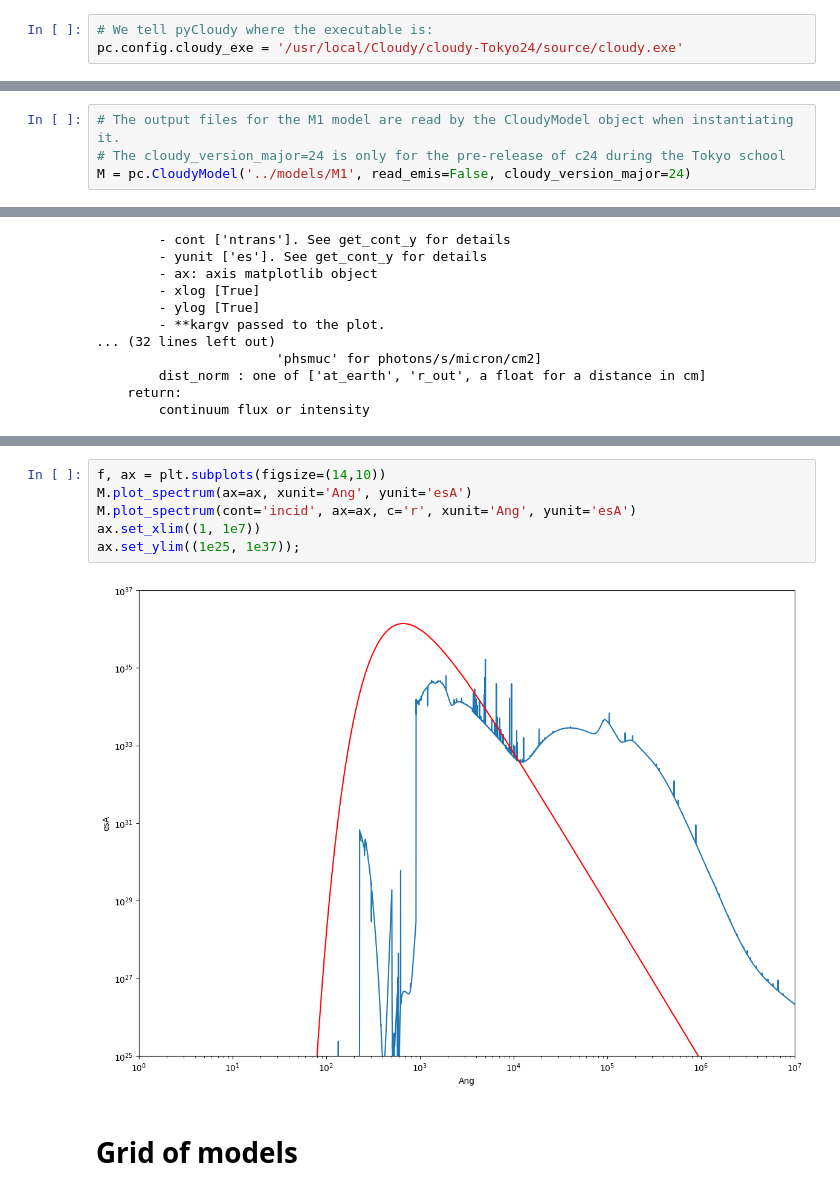
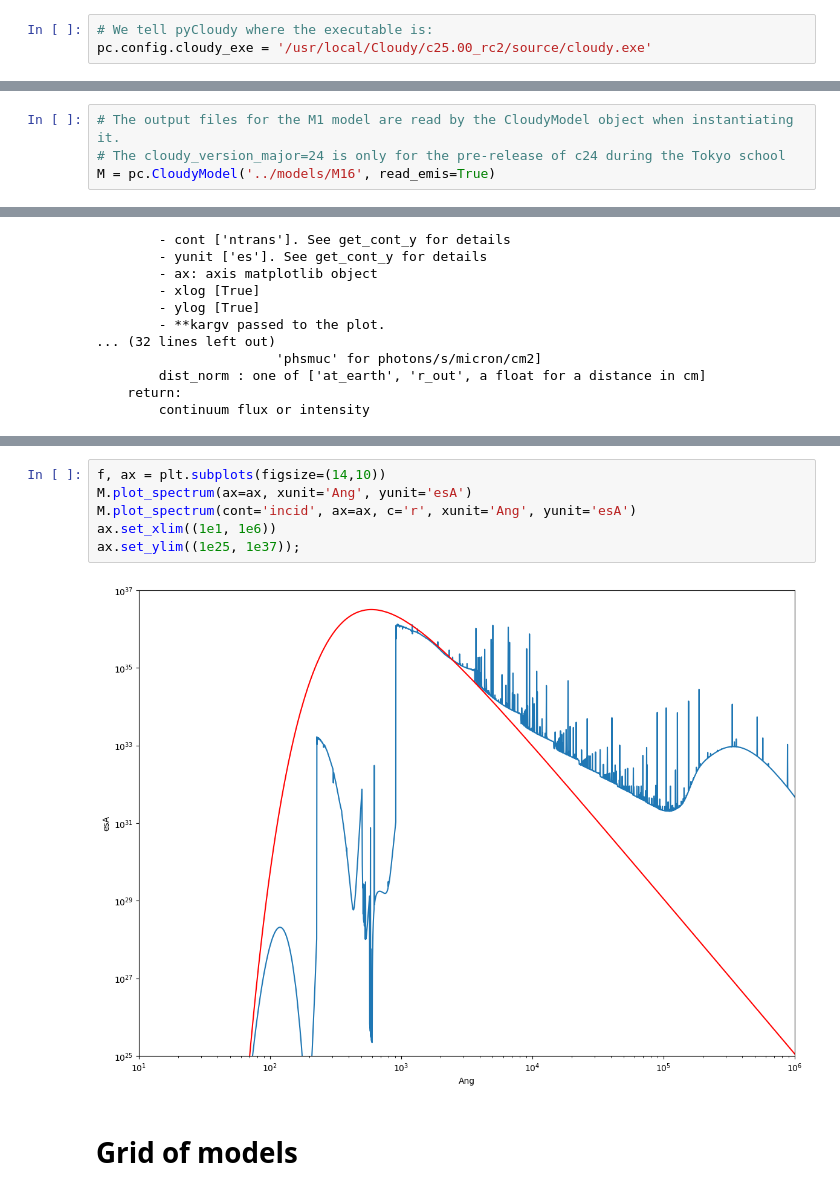
Before and after one commit to Morisset/Cloudy_Summer_School, a Jupyter notebook: Notebooks/1.1.FirstModels.ipynb, the cells around one changed output, grey strips where cells are left out. Drawn from its saved outputs; the diff is of its cells as text.

```diff
--- a/Notebooks/1.1.FirstModels.ipynb
+++ b/Notebooks/1.1.FirstModels.ipynb
@@ -13,6 +11,6 @@ print(pc.__version__)
 # %%
 # We tell pyCloudy where the executable is:
-pc.config.cloudy_exe = '/usr/local/Cloudy/cloudy-Tokyo24/source/cloudy.exe'
+pc.config.cloudy_exe = '/usr/local/Cloudy/c25.00_rc2/source/cloudy.exe'
 # %% [markdown]
 You need to create the ../models directory. This is where we will put the input and output files for Cloudy.
 # %%
@@ -115,4 +119,4 @@ Min.run_cloudy()
 # %%
 # The output files for the M1 model are read by the CloudyModel object when instantiating it.
 # The cloudy_version_major=24 is only for the pre-release of c24 during the Tokyo school
-M = pc.CloudyModel('../models/M1', read_emis=False, cloudy_version_major=24)
+M = pc.CloudyModel('../models/M16', read_emis=True)
@@ -251,11 +256,11 @@ ax.set_xlim((0, 1e5))
 # %%
 f, ax = plt.subplots(figsize=(14,10))
 M.plot_spectrum(ax=ax, xunit='Ang', yunit='esA')
 M.plot_spectrum(cont='incid', ax=ax, c='r', xunit='Ang', yunit='esA')
-ax.set_xlim((1, 1e7))
+ax.set_xlim((1e1, 1e6))
 ax.set_ylim((1e25, 1e37));
 # %% [output]
-[figure, old version]
+[figure, new version]
 # %% [markdown]
 # Grid of models
 # %%
```
Also changed, not shown: parts of 17 cells of this notebook, 1 other file.
